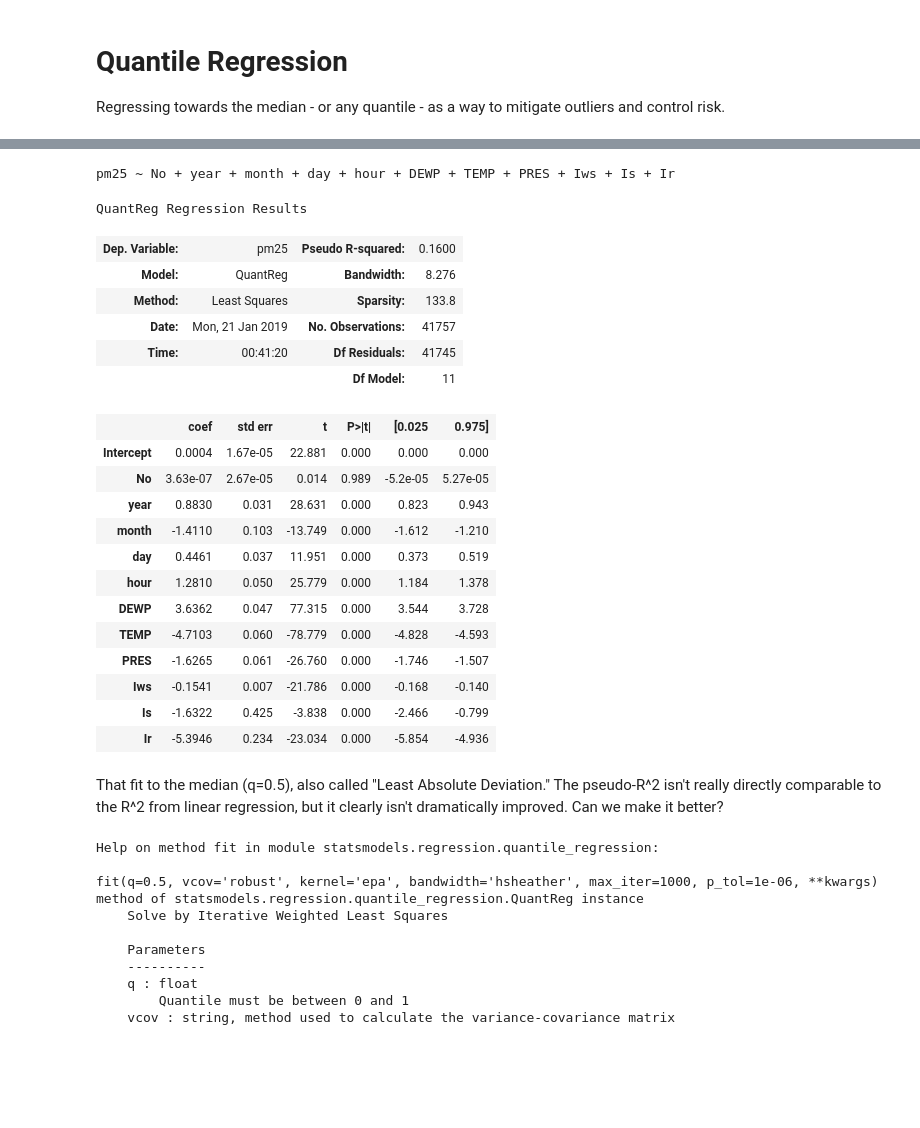
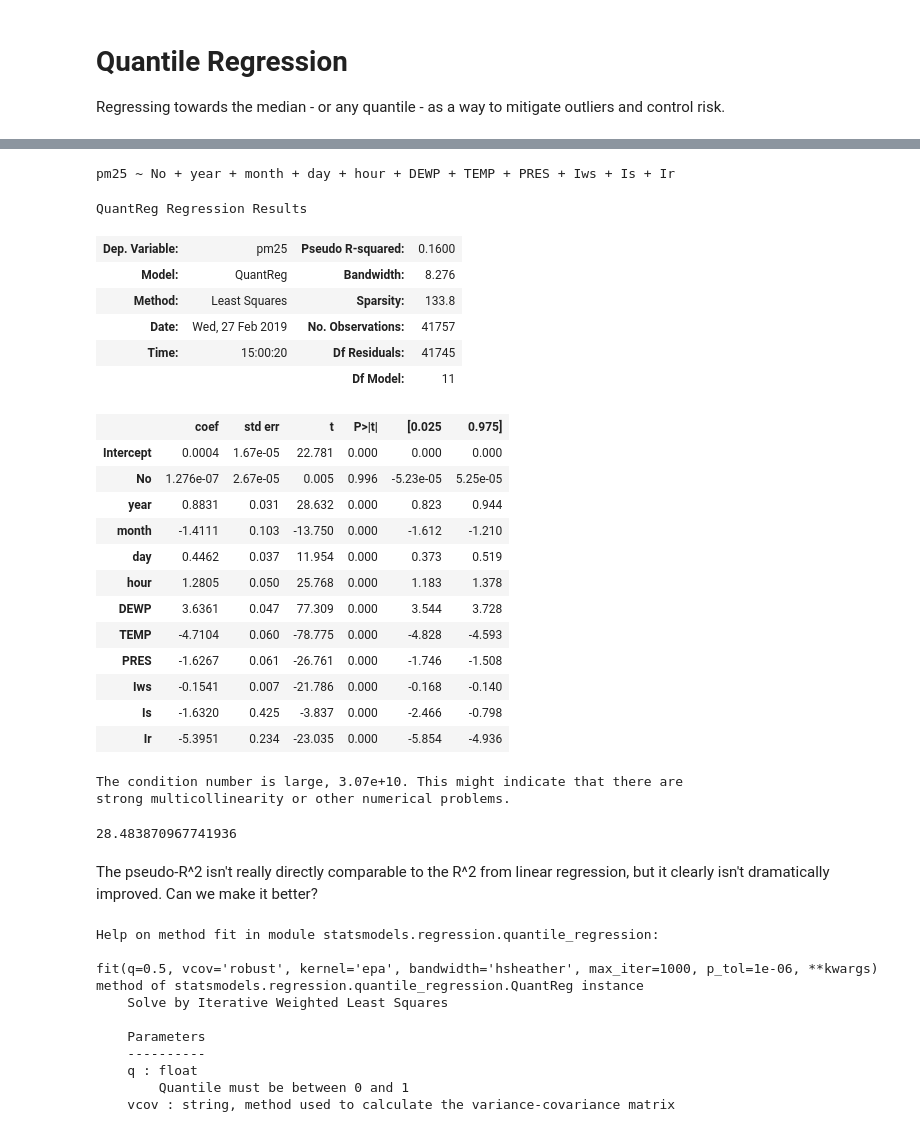
Before and after one commit to chrisluedtke/data-science-journal, a Jupyter notebook: 07-Advanced-Regression/03_Quantile_Regression.ipynb, the cells around one changed output, grey strips where cells are left out. Saved outputs shown, nothing was run; the diff lists cells and outputs as text; code cells hidden in the pictures; blank space fills up the shorter version.

```diff
--- a/07-Advanced-Regression/03_Quantile_Regression.ipynb
+++ b/07-Advanced-Regression/03_Quantile_Regression.ipynb
@@ -53,49 +104,45 @@ linear_reg.score(X, y)
 # %%
-# Not bad - but what if we wanted to model the distribution more conservatively?
-# Let's try quantile
-import statsmodels.formula.api as smf
-
-# Different jargon/API in StatsModel documentation
-# "endogenous" response var is dependent (y), it is "inside"
-# "exogenous" variables are independent (X), it is "outside"
-# Bonus points - talk about "exogenous shocks" and you're a bona fide economist
-
-# ~ style formulas look like what R uses
-# y ~ x1 + x2 + ...
-# Also, these formulas break with . in variable name, so lets change that
+# formulas break with . in variable name, so lets change that
 df = df.rename(index=str, columns={'pm2.5': 'pm25'})
 
 # Now let's construct the formula string using all columns
 quant_formula = 'pm25 ~ ' + ' + '.join(df.drop('pm25', axis='columns').columns)
 print(quant_formula)
 
 quant_mod = smf.quantreg(quant_formula, data=df)
-quant_reg = quant_mod.fit(q=.5)
+quant_reg = quant_mod.fit(q=0.5) # Least absolute deviation
 quant_reg.summary()  # "summary" is another very R-thing
 # %% [output]
 pm25 ~ No + year + month + day + hour + DEWP + TEMP + PRES + Iws + Is + Ir
 QuantReg Regression Results
 | Dep. Variable: | pm25 | Pseudo R-squared: | 0.1600 |
 | Model: | QuantReg | Bandwidth: | 8.276 |
 | Method: | Least Squares | Sparsity: | 133.8 |
-| Date: | Mon, 21 Jan 2019 | No. Observations: | 41757 |
-| Time: | 00:41:20 | Df Residuals: | 41745 |
+| Date: | Wed, 27 Feb 2019 | No. Observations: | 41757 |
+| Time: | 15:00:20 | Df Residuals: | 41745 |
 |  |  | Df Model: | 11 |
 |  | coef | std err | t | P>|t| | [0.025 | 0.975] |
-| Intercept | 0.0004 | 1.67e-05 | 22.881 | 0.000 | 0.000 | 0.000 |
-| No | 3.63e-07 | 2.67e-05 | 0.014 | 0.989 | -5.2e-05 | 5.27e-05 |
-| year | 0.8830 | 0.031 | 28.631 | 0.000 | 0.823 | 0.943 |
-| month | -1.4110 | 0.103 | -13.749 | 0.000 | -1.612 | -1.210 |
-| day | 0.4461 | 0.037 | 11.951 | 0.000 | 0.373 | 0.519 |
-| hour | 1.2810 | 0.050 | 25.779 | 0.000 | 1.184 | 1.378 |
-| DEWP | 3.6362 | 0.047 | 77.315 | 0.000 | 3.544 | 3.728 |
-| TEMP | -4.7103 | 0.060 | -78.779 | 0.000 | -4.828 | -4.593 |
-| PRES | -1.6265 | 0.061 | -26.760 | 0.000 | -1.746 | -1.507 |
+| Intercept | 0.0004 | 1.67e-05 | 22.781 | 0.000 | 0.000 | 0.000 |
+| No | 1.276e-07 | 2.67e-05 | 0.005 | 0.996 | -5.23e-05 | 5.25e-05 |
+| year | 0.8831 | 0.031 | 28.632 | 0.000 | 0.823 | 0.944 |
+| month | -1.4111 | 0.103 | -13.750 | 0.000 | -1.612 | -1.210 |
+| day | 0.4462 | 0.037 | 11.954 | 0.000 | 0.373 | 0.519 |
+| hour | 1.2805 | 0.050 | 25.768 | 0.000 | 1.183 | 1.378 |
+| DEWP | 3.6361 | 0.047 | 77.309 | 0.000 | 3.544 | 3.728 |
+| TEMP | -4.7104 | 0.060 | -78.775 | 0.000 | -4.828 | -4.593 |
+| PRES | -1.6267 | 0.061 | -26.761 | 0.000 | -1.746 | -1.508 |
 | Iws | -0.1541 | 0.007 | -21.786 | 0.000 | -0.168 | -0.140 |
-| Is | -1.6322 | 0.425 | -3.838 | 0.000 | -2.466 | -0.799 |
-| Ir | -5.3946 | 0.234 | -23.034 | 0.000 | -5.854 | -4.936 |
+| Is | -1.6320 | 0.425 | -3.837 | 0.000 | -2.466 | -0.798 |
+| Ir | -5.3951 | 0.234 | -23.035 | 0.000 | -5.854 | -4.936 |
+The condition number is large, 3.07e+10. This might indicate that there are
+strong multicollinearity or other numerical problems.
+# %%
+# Year Coef / std err ~ t statistic
+0.8830 / 0.031
+# %% [output]
+28.483870967741936
 # %% [markdown]
-That fit to the median (q=0.5), also called "Least Absolute Deviation." The pseudo-R^2 isn't really directly comparable to the R^2 from linear regression, but it clearly isn't dramatically improved. Can we make it better?
+The pseudo-R^2 isn't really directly comparable to the R^2 from linear regression, but it clearly isn't dramatically improved. Can we make it better?
 # %%
 help(quant_mod.fit)
 # %% [output]
```
Also changed, not shown: parts of 38 cells of this notebook, 3 other files.
